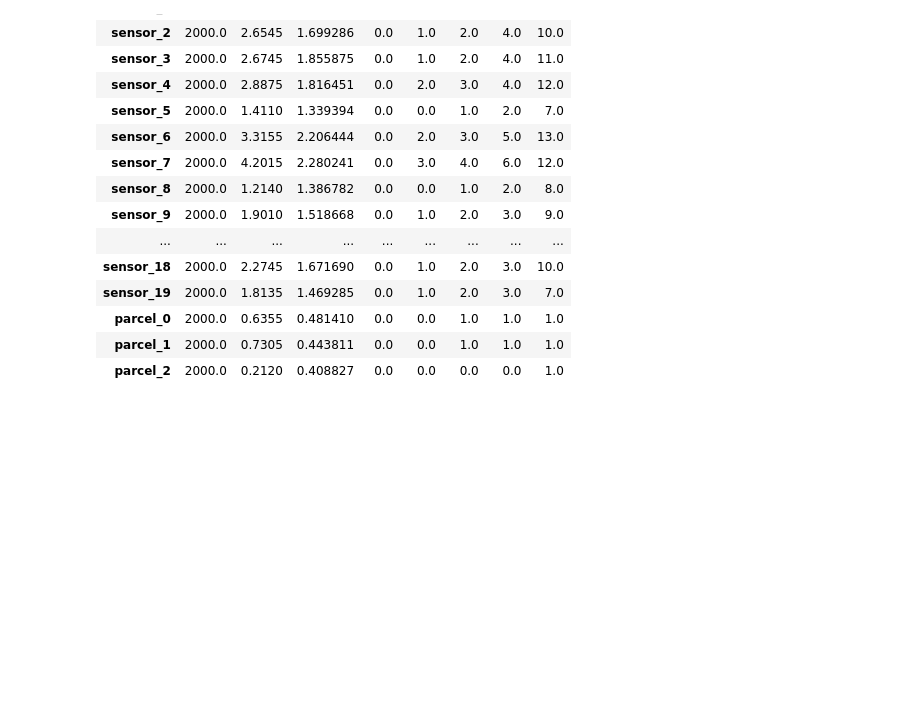
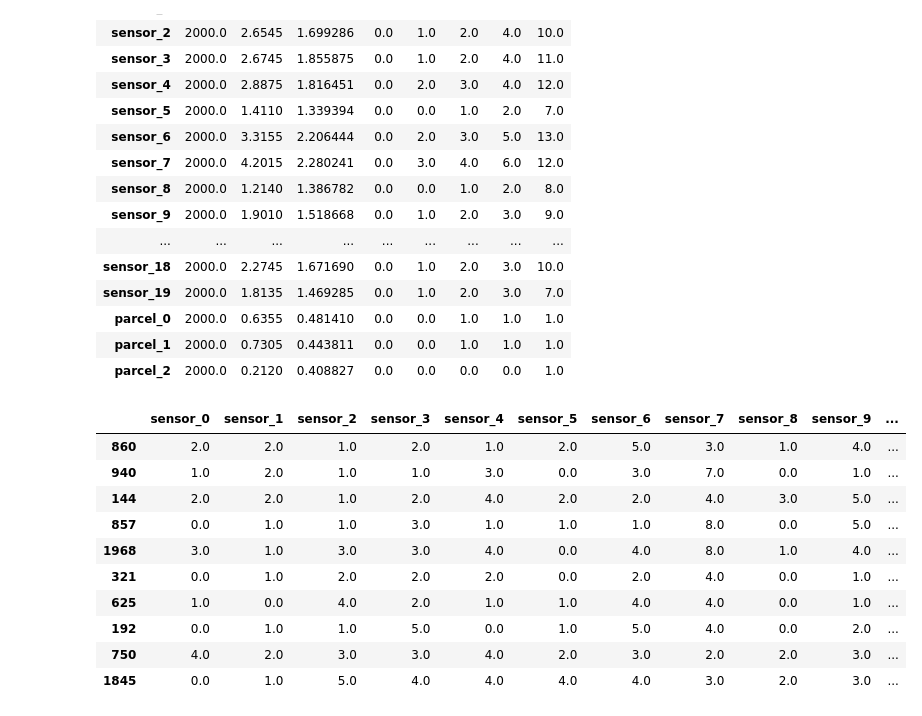
Before and after one commit to Anagha-Thampi/SmartIrrigation_Internship, a Jupyter notebook: notebooks/irrigration.ipynb, the cells around one changed output. Drawn from its saved outputs; the diff is of its cells as text; code cells hidden in the pictures; blank space fills up the shorter version.

```diff
--- a/notebooks/irrigration.ipynb
+++ b/notebooks/irrigration.ipynb
@@ -83,0 +87,14 @@ df.describe().T
+# %%
+X.sample(10)
+# %% [output]
+|  | sensor_0 | sensor_1 | sensor_2 | sensor_3 | sensor_4 | sensor_5 | sensor_6 | sensor_7 | sensor_8 | sensor_9 | ... |
+| 860 | 2.0 | 2.0 | 1.0 | 2.0 | 1.0 | 2.0 | 5.0 | 3.0 | 1.0 | 4.0 | ... |
+| 940 | 1.0 | 2.0 | 1.0 | 1.0 | 3.0 | 0.0 | 3.0 | 7.0 | 0.0 | 1.0 | ... |
+| 144 | 2.0 | 2.0 | 1.0 | 2.0 | 4.0 | 2.0 | 2.0 | 4.0 | 3.0 | 5.0 | ... |
+| 857 | 0.0 | 1.0 | 1.0 | 3.0 | 1.0 | 1.0 | 1.0 | 8.0 | 0.0 | 5.0 | ... |
+| 1968 | 3.0 | 1.0 | 3.0 | 3.0 | 4.0 | 0.0 | 4.0 | 8.0 | 1.0 | 4.0 | ... |
+| 321 | 0.0 | 1.0 | 2.0 | 2.0 | 2.0 | 0.0 | 2.0 | 4.0 | 0.0 | 1.0 | ... |
+| 625 | 1.0 | 0.0 | 4.0 | 2.0 | 1.0 | 1.0 | 4.0 | 4.0 | 0.0 | 1.0 | ... |
+| 192 | 0.0 | 1.0 | 1.0 | 5.0 | 0.0 | 1.0 | 5.0 | 4.0 | 0.0 | 2.0 | ... |
+| 750 | 4.0 | 2.0 | 3.0 | 3.0 | 4.0 | 2.0 | 3.0 | 2.0 | 2.0 | 3.0 | ... |
+| 1845 | 0.0 | 1.0 | 5.0 | 4.0 | 4.0 | 4.0 | 4.0 | 3.0 | 2.0 | 3.0 | ... |
```
Also changed, not shown: parts of 6 cells of this notebook.
